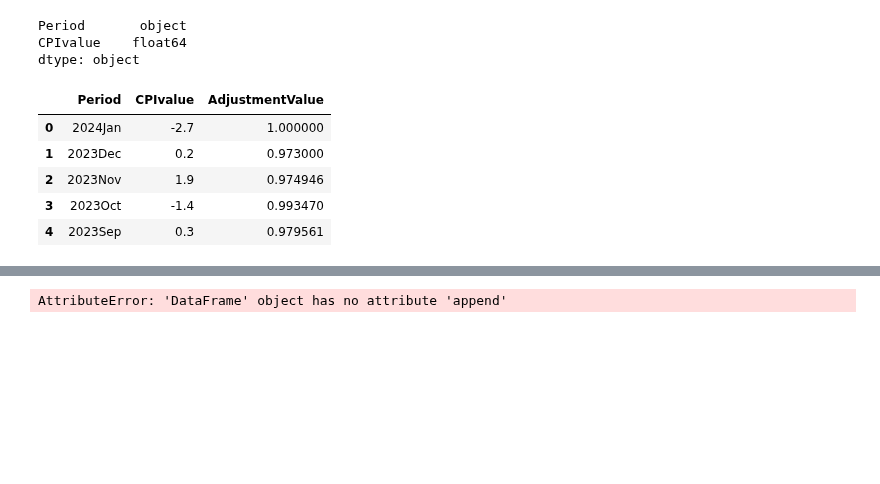
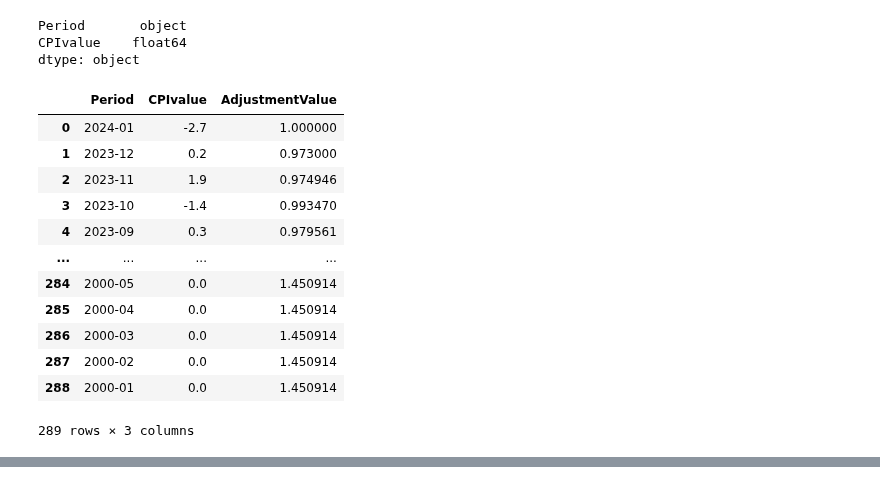
Before and after one commit to KuroInit/HDB-Resale-Price-Predict, a Jupyter notebook: data_prep.ipynb, the cells around one changed output, grey strips where cells are left out. Drawn from its saved outputs; the diff is of its cells as text; code cells hidden in the pictures; blank space fills up the shorter version.

```diff
--- a/data_prep.ipynb
+++ b/data_prep.ipynb
@@ -50,21 +55,30 @@ Period       object
 CPIvalue    float64
 dtype: object
 # %%
-cpi_values = AccomsCPI['CPIvalue'].tolist()
 AccomsCPI['AdjustmentValue'] = 1
 
 for idx, cpi in enumerate(AccomsCPI['CPIvalue']):
     if idx != 0:
         AccomsCPI.loc[idx, 'AdjustmentValue'] = AccomsCPI.loc[idx - 1, 'AdjustmentValue'] * (1 + (AccomsCPI.loc[idx - 1, 'CPIvalue'] / 100))
 
-AccomsCPI.head()
+AccomsCPI['Period'] = pd.to_datetime(AccomsCPI['Period'], format='%Y%b')
+AccomsCPI['Period'] = AccomsCPI['Period'].dt.to_period('M')
+AccomsCPI['Period'] = AccomsCPI['Period'].astype(str)
+AccomsCPI
 # %% [output]
 |  | Period | CPIvalue | AdjustmentValue |
-| 0 | 2024Jan | -2.7 | 1.000000 |
-| 1 | 2023Dec | 0.2 | 0.973000 |
-| 2 | 2023Nov | 1.9 | 0.974946 |
-| 3 | 2023Oct | -1.4 | 0.993470 |
-| 4 | 2023Sep | 0.3 | 0.979561 |
+| 0 | 2024-01 | -2.7 | 1.000000 |
+| 1 | 2023-12 | 0.2 | 0.973000 |
+| 2 | 2023-11 | 1.9 | 0.974946 |
+| 3 | 2023-10 | -1.4 | 0.993470 |
+| 4 | 2023-09 | 0.3 | 0.979561 |
+| ... | ... | ... | ... |
+| 284 | 2000-05 | 0.0 | 1.450914 |
+| 285 | 2000-04 | 0.0 | 1.450914 |
+| 286 | 2000-03 | 0.0 | 1.450914 |
+| 287 | 2000-02 | 0.0 | 1.450914 |
+| 288 | 2000-01 | 0.0 | 1.450914 |
+289 rows × 3 columns
 # %%
 ax = sb.lineplot(data=AccomsCPI, x='Period', y='AdjustmentValue' )
 ax.set_xticks(range(0, len(AccomsCPI), 12))
@@ -73,7 +87,3 @@ ax.set_xticklabels([AccomsCPI['Period'][i] for i in range(0, len(AccomsCPI), 12)
 plt.show()
 # %% [output]
 [figure]
-# %%
-data = data_one.append(data_two)
-# %% [output]
-AttributeError: 'DataFrame' object has no attribute 'append'
```
Also changed, not shown: parts of 3 cells of this notebook.
